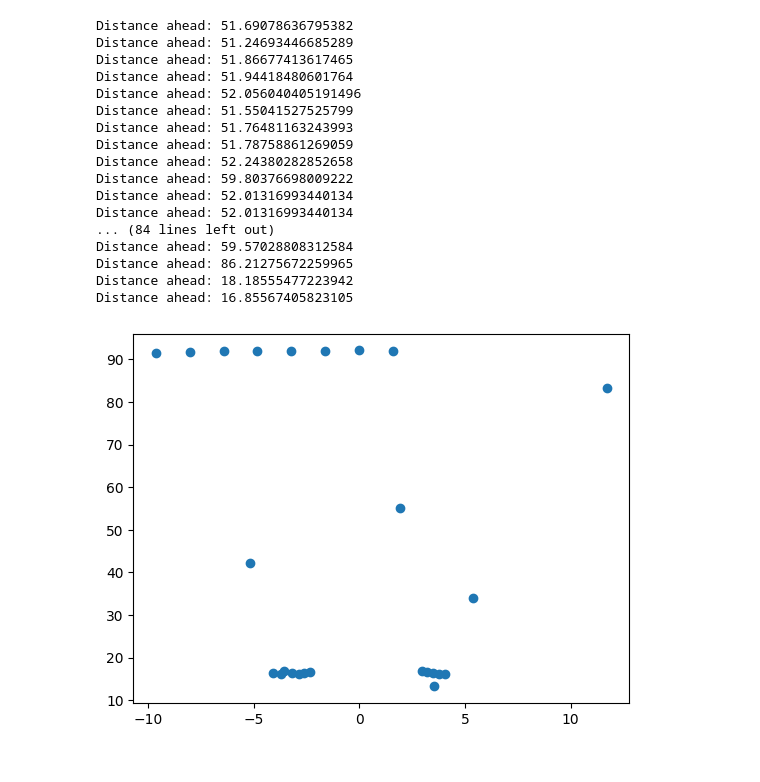
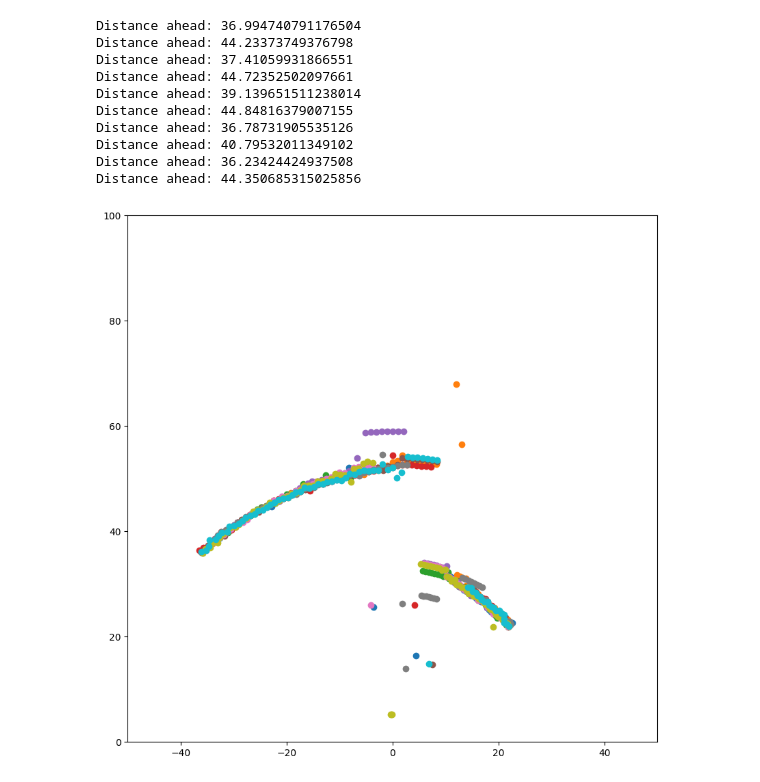
Before and after one commit to brakid/RobotCarv3, a Jupyter notebook: src/SimpleCar.ipynb, the cells around one changed output. Drawn from its saved outputs; the diff is of its cells as text; code cells hidden in the pictures.

Commit message:
Plotting distances

```diff
--- a/src/SimpleCar.ipynb
+++ b/src/SimpleCar.ipynb
@@ -79,42 +82,45 @@ def get_distance():
-# %%
-import numpy as np
-
-def get_distance_ahead():
-    distances = []
-    #for angle in range(45, 136, 1):
-    for angle in range(75, 105, 1):
-        board.set_servo_angle(board.CMD_SERVO1, angle)
-        distance = get_distance()
-        if (distance > 0 and distance < 100):
-            distances.append((angle, distance))
-    coordinates = np.array([ [ np.cos(np.radians(angle)) * distance, np.sin(np.radians(angle)) * distance ] for (angle, distance) in distances ])
-    return np.median(coordinates[:, 1]), coordinates
+# %%
+board.set_servo_angle(board.CMD_SERVO1, 90)
+# %%
+import numpy as np
+
+def get_distance_ahead(reverse: bool = False, min_angle: float = 45, max_angle: float = 135, lower_threshold: float = 5, upper_threshold: float = 70) -> np.array:
+    distances = []
+    angle_range = range(min_angle, max_angle + 1, 1) if not reverse else range(max_angle, min_angle - 1, -1)
+    for angle in angle_range:
+        board.set_servo_angle(board.CMD_SERVO1, angle)
+        distance = get_distance()
+        if (distance > lower_threshold and distance < upper_threshold):
+            distances.append((angle, distance))
+    coordinates = np.array([ [ np.cos(np.radians(angle)) * distance, np.sin(np.radians(angle)) * distance ] for (angle, distance) in distances ])
+    return coordinates
 # %%
 import numpy as np
 import matplotlib.pyplot as plt
 
-for _ in range(100):
-    distance, coordinates = get_distance_ahead()
+fig, ax = plt.subplots(figsize=(10, 10))
+
+is_reversed = False
+for i in range(10):
+    coordinates = get_distance_ahead(is_reversed)
+    distance = np.median(coordinates[:, 1])
     print('Distance ahead:', distance)
+    ax.scatter(coordinates[:, 0], coordinates[:, 1], label=f'Iteration {i+1}')
+    ax.set_xlim(-50, 50)
+    ax.set_ylim(0, 100)
+    fig.canvas.draw()
+    is_reversed = not is_reversed
 
-plt.scatter(coordinates[:, 0], coordinates[:, 1])
 plt.show()
 # %% [output]
-Distance ahead: 51.69078636795382
-Distance ahead: 51.24693446685289
-Distance ahead: 51.86677413617465
-Distance ahead: 51.94418480601764
-Distance ahead: 52.056040405191496
-Distance ahead: 51.55041527525799
-Distance ahead: 51.76481163243993
-Distance ahead: 51.78758861269059
-Distance ahead: 52.24380282852658
-Distance ahead: 59.80376698009222
-Distance ahead: 52.01316993440134
-Distance ahead: 52.01316993440134
-... (84 lines left out)
-Distance ahead: 59.57028808312584
-Distance ahead: 86.21275672259965
-Distance ahead: 18.18555477223942
-Distance ahead: 16.85567405823105
+Distance ahead: 36.994740791176504
+Distance ahead: 44.23373749376798
+Distance ahead: 37.41059931866551
+Distance ahead: 44.72352502097661
+Distance ahead: 39.139651511238014
+Distance ahead: 44.84816379007155
+Distance ahead: 36.78731905535126
+Distance ahead: 40.79532011349102
+Distance ahead: 36.23424424937508
+Distance ahead: 44.350685315025856
-[figure, old version]
+[figure, new version]
```
Also changed, not shown: parts of 1 cell of this notebook, 2 other files.
